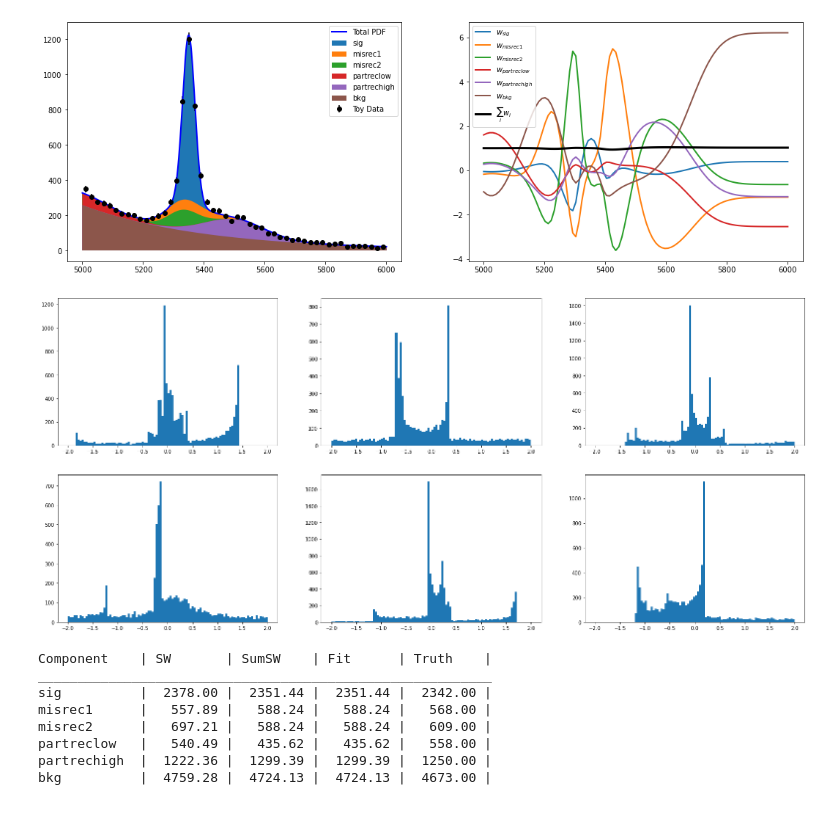
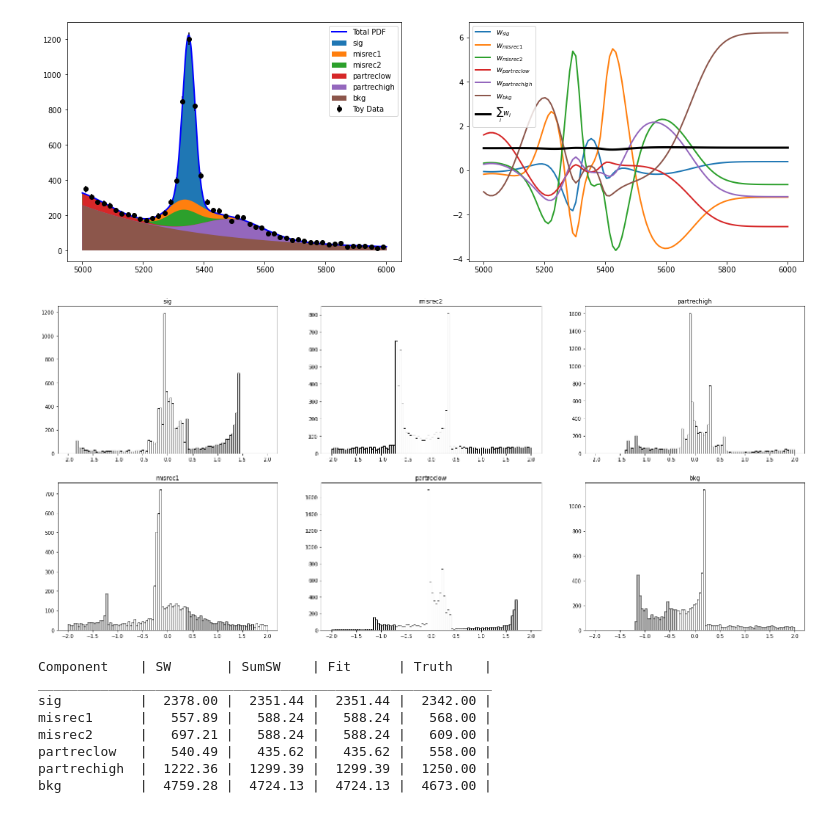
Before and after one commit to matthewkenzie/sweights, a Jupyter notebook: sweight_advanced_study.ipynb, the cells around one changed output. Saved outputs shown, nothing was run; the diff lists cells and outputs as text; code cells hidden in the pictures.

```diff
--- a/sweight_advanced_study.ipynb
+++ b/sweight_advanced_study.ipynb
@@ -426,12 +426,13 @@ sw.makeWeightPlot(ax[1],dopts)
 # %%
 ### Look at the distribution of the weights themselves
 fig, ax = plt.subplots(2, 3, figsize=(27,12))
 
 for i, comp in enumerate(compnames):
     plax = (i%2, int(i/2))
-    ax[plax].hist( sw.getWeight(i,data['mass'].to_numpy()), bins=100, range=(-2,2.))
+    ax[plax].hist( sw.getWeight(i,data['mass'].to_numpy()), bins=100, range=(-2,2.), fill=False)
+    ax[plax].set_title(comp)
 # %% [output]
-[figure, old version]
+[figure, new version]
 # %%
 ### Now look at sweighted distributions of ctrl variables
 
```
